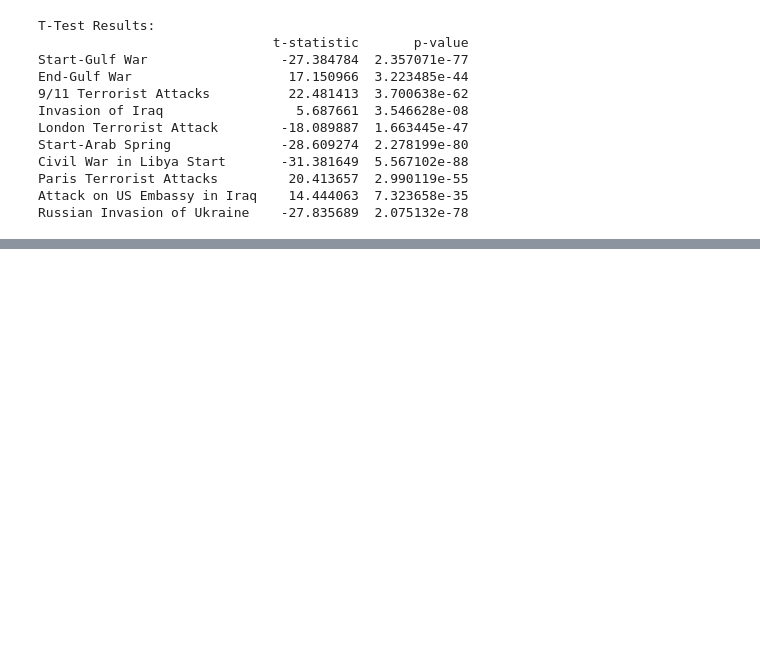
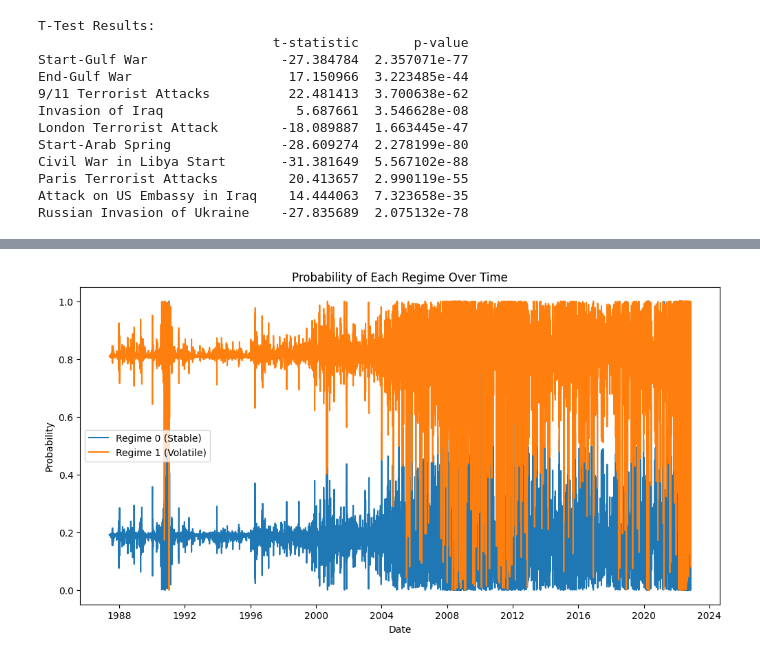
Before and after one commit to dagiteferi/brent-price-change-analysis, a Jupyter notebook: notebooks/changepointanalysis.ipynb, the cells around one changed output, grey strips where cells are left out. Saved outputs shown, nothing was run; the diff lists cells and outputs as text; code cells hidden in the pictures; blank space fills up the shorter version.

Commit message:
Model Results

```diff
--- a/notebooks/changepointanalysis.ipynb
+++ b/notebooks/changepointanalysis.ipynb
@@ -68,3 +67,10 @@ Civil War in Libya Start       -31.381649  5.567102e-88
 Paris Terrorist Attacks         20.413657  2.990119e-55
 Attack on US Embassy in Iraq    14.444063  7.323658e-35
 Russian Invasion of Ukraine    -27.835689  2.075132e-78
+# %%
+# Preprocess the data
+diff_data = preprocess_data(data)
+
+# Fit the model
+results = fit_markov_switching_model(diff_data)
+print(results.summary())
@@ -70,0 +95,5 @@ Russian Invasion of Ukraine    -27.835689  2.075132e-78
+# %%
+# Plot the smoothed probabilities
+plot_smoothed_probabilities(results, diff_data)
+# %% [output]
+[figure, added]
```
Also changed, not shown: parts of 3 cells of this notebook.
